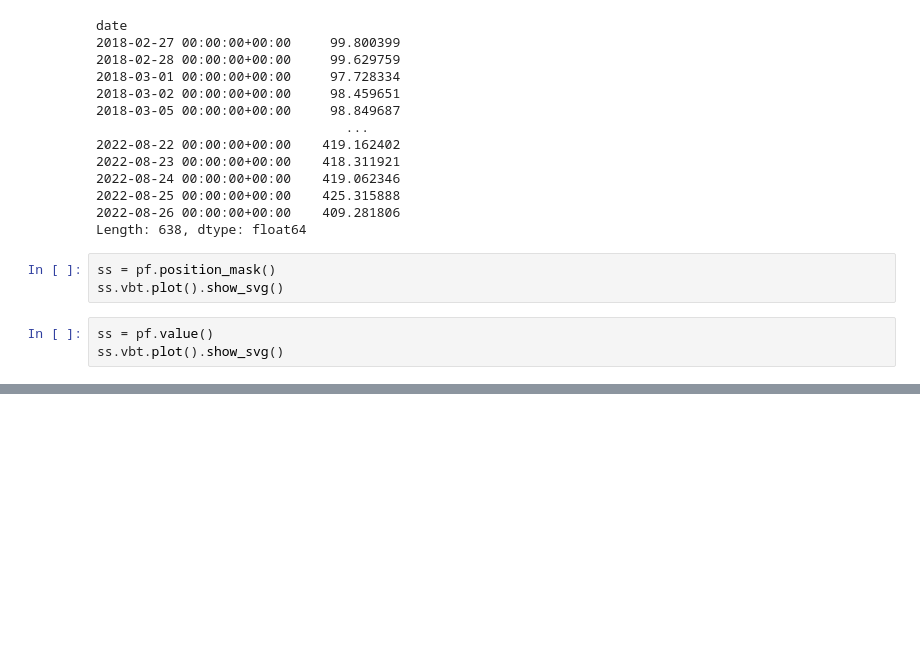
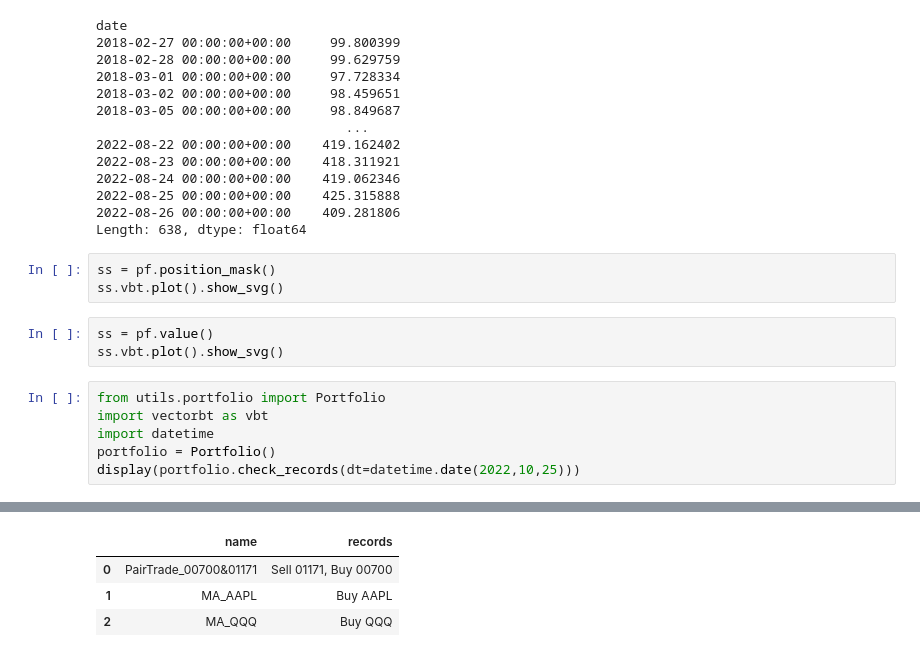
Before and after one commit to bforecast/strategy-app, a Jupyter notebook: try_portforlio.ipynb, the cells around one changed output, grey strips where cells are left out. Drawn from its saved outputs; the diff is of its cells as text; blank space fills up the shorter version.

```diff
--- a/try_portforlio.ipynb
+++ b/try_portforlio.ipynb
@@ -102,3 +102,10 @@ ss.vbt.plot().show_svg()
 # %%
 ss = pf.value()
 ss.vbt.plot().show_svg()
+# %%
+from utils.portfolio import Portfolio
+import vectorbt as vbt
+import datetime
+portfolio = Portfolio()
+display(portfolio.check_records(dt=datetime.date(2022,10,25)))
+# %% [output]
@@ -104,0 +117,4 @@ ss.vbt.plot().show_svg()
+|  | name | records |
+| 0 | PairTrade_00700&01171 | Sell 01171, Buy 00700 |
+| 1 | MA_AAPL | Buy AAPL |
+| 2 | MA_QQQ | Buy QQQ |
```
Also changed, not shown: parts of 1 cell of this notebook, 14 other files.
